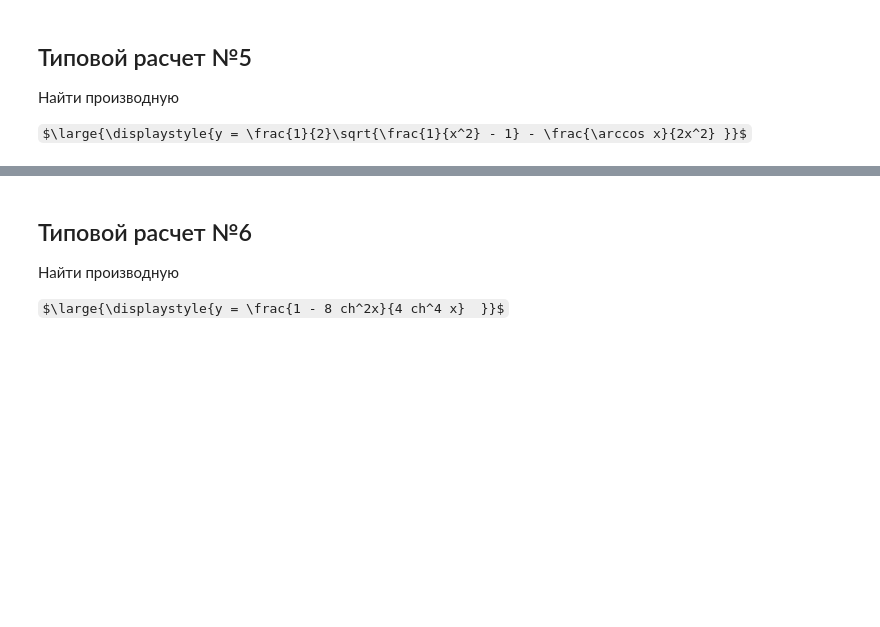
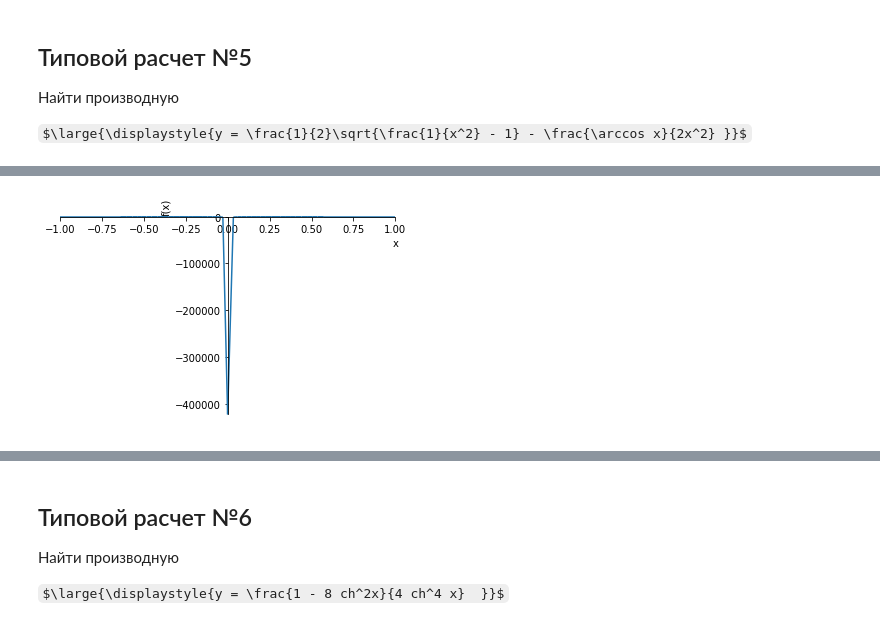
Before and after one commit to OlgaBelitskaya/math_20182019, a Jupyter notebook: mathanalysis_standardcalc201-208.ipynb, the cells around one changed output, grey strips where cells are left out. Cells and saved outputs as stored; diff of their text form; code cells hidden in the pictures; some formulas as TeX source; blank space fills up the shorter version.

```diff
--- a/mathanalysis_standardcalc201-208.ipynb
+++ b/mathanalysis_standardcalc201-208.ipynb
@@ -295,0 +347,4 @@ $\large{\displaystyle{y = \frac{1}{2}\sqrt{\frac{1}{x^2} - 1} - \frac{\arccos x}
+# %%
+plot(y, (x,-1,1));
+# %% [output]
+[figure, added]
```
Also changed, not shown: parts of 12 cells of this notebook.
